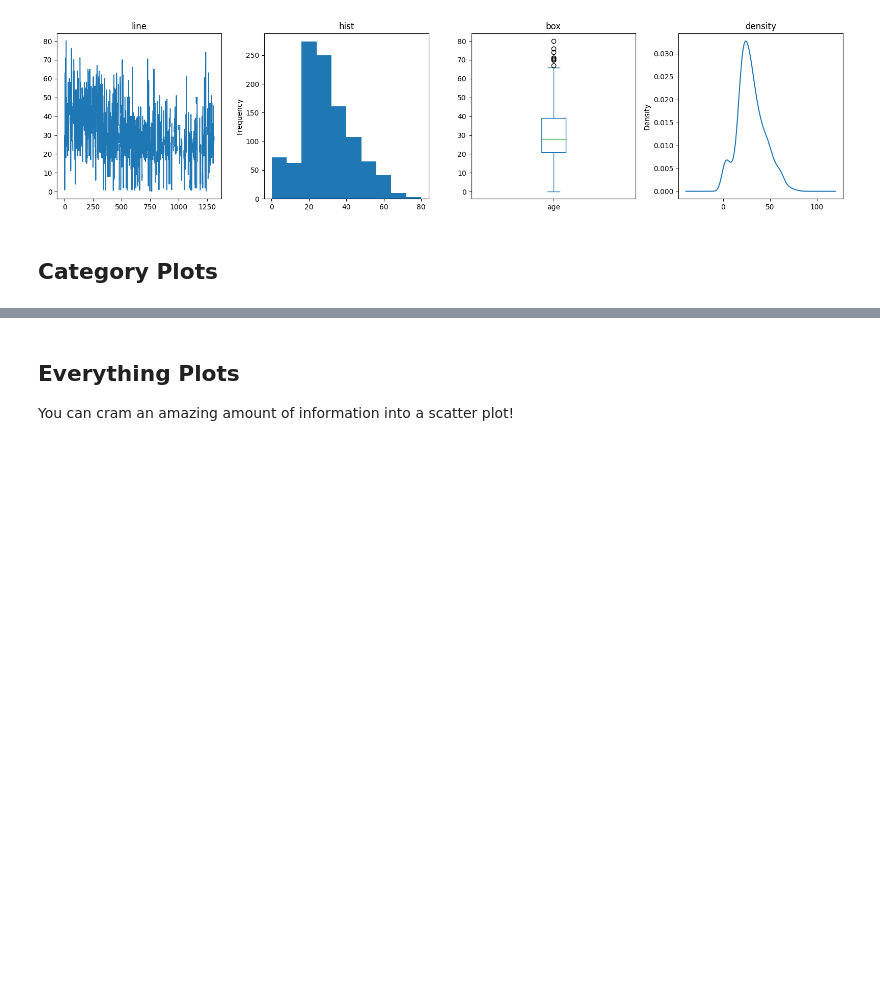
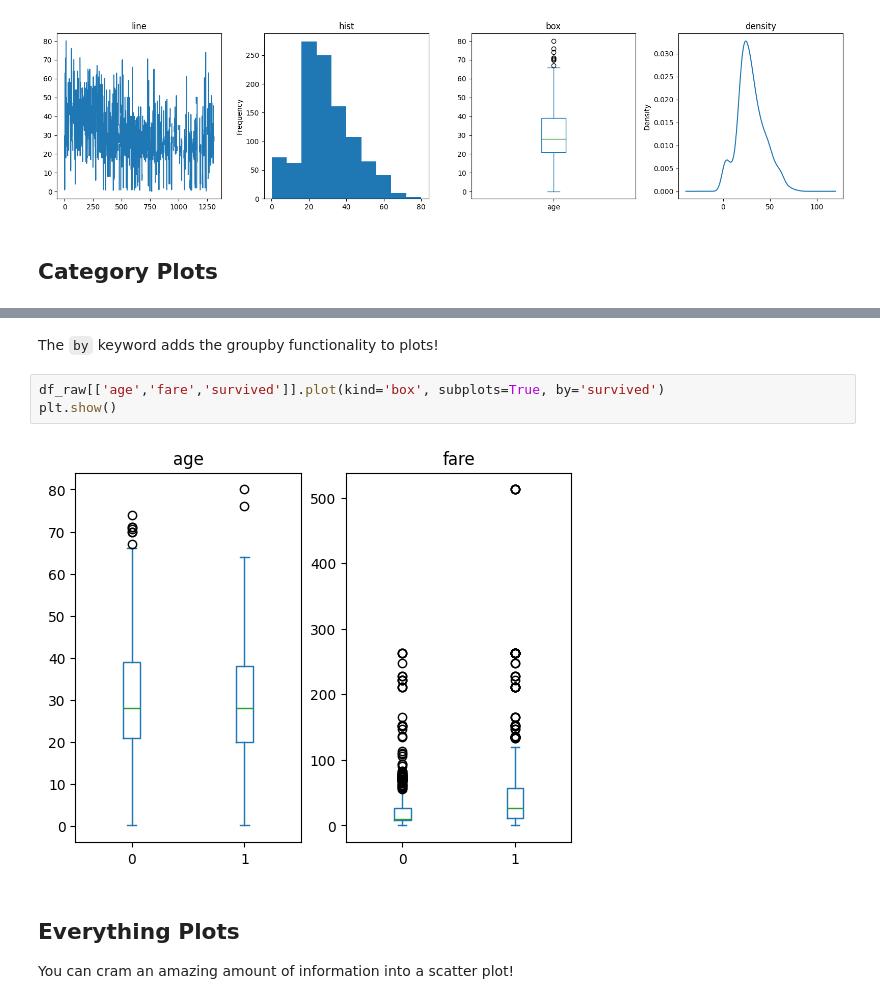
Before and after one commit to mdaugherity/MachineLearning2024, a Jupyter notebook: tutorial/Tutorial_11_Titanic_Pandas.ipynb, the cells around one changed output, grey strips where cells are left out. Drawn from its saved outputs; the diff is of its cells as text; blank space fills up the shorter version.

````diff
--- a/tutorial/Tutorial_11_Titanic_Pandas.ipynb
+++ b/tutorial/Tutorial_11_Titanic_Pandas.ipynb
@@ -323,3 +374,10 @@ plt.show()
+# %% [markdown]
+The ```by``` keyword adds the groupby functionality to plots!
+# %%
+df_raw[['age','fare','survived']].plot(kind='box', subplots=True, by='survived')
+plt.show()
+# %% [output]
+[figure, added]
 # %% [markdown]
 ## Everything Plots
 You can cram an amazing amount of information into a scatter plot!
````
Also changed, not shown: parts of 17 cells of this notebook.
